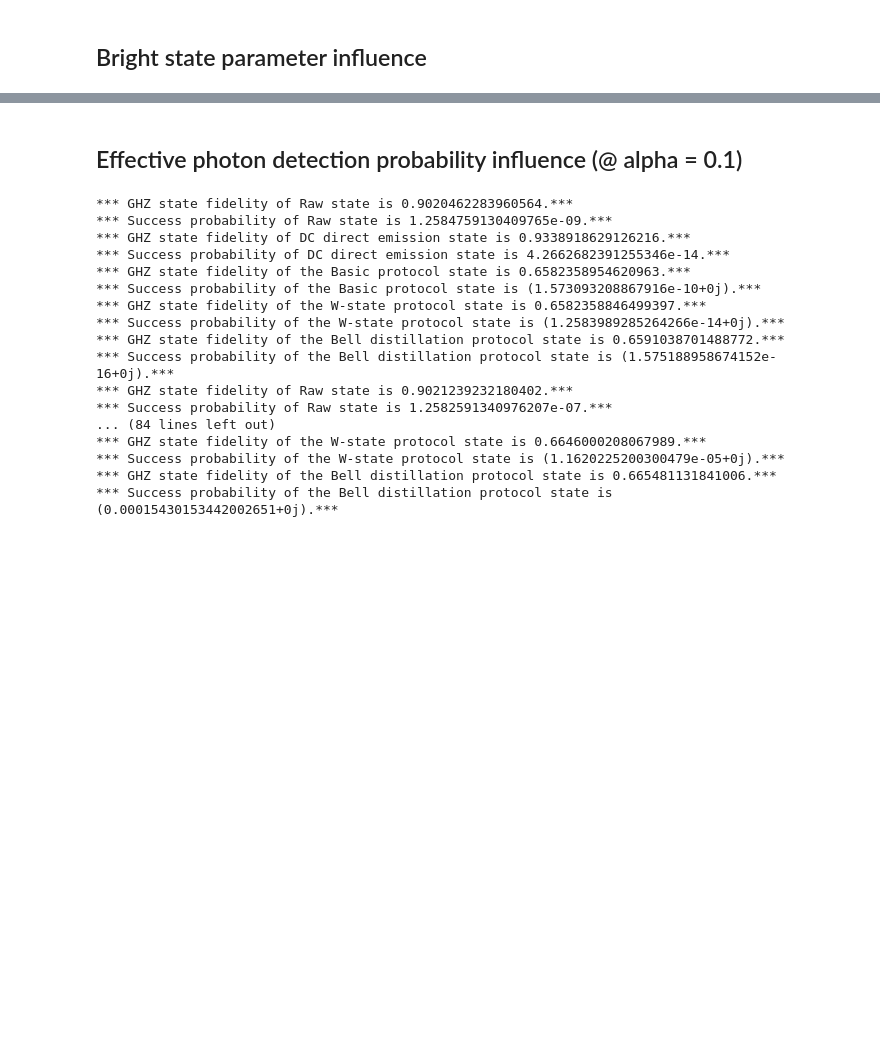
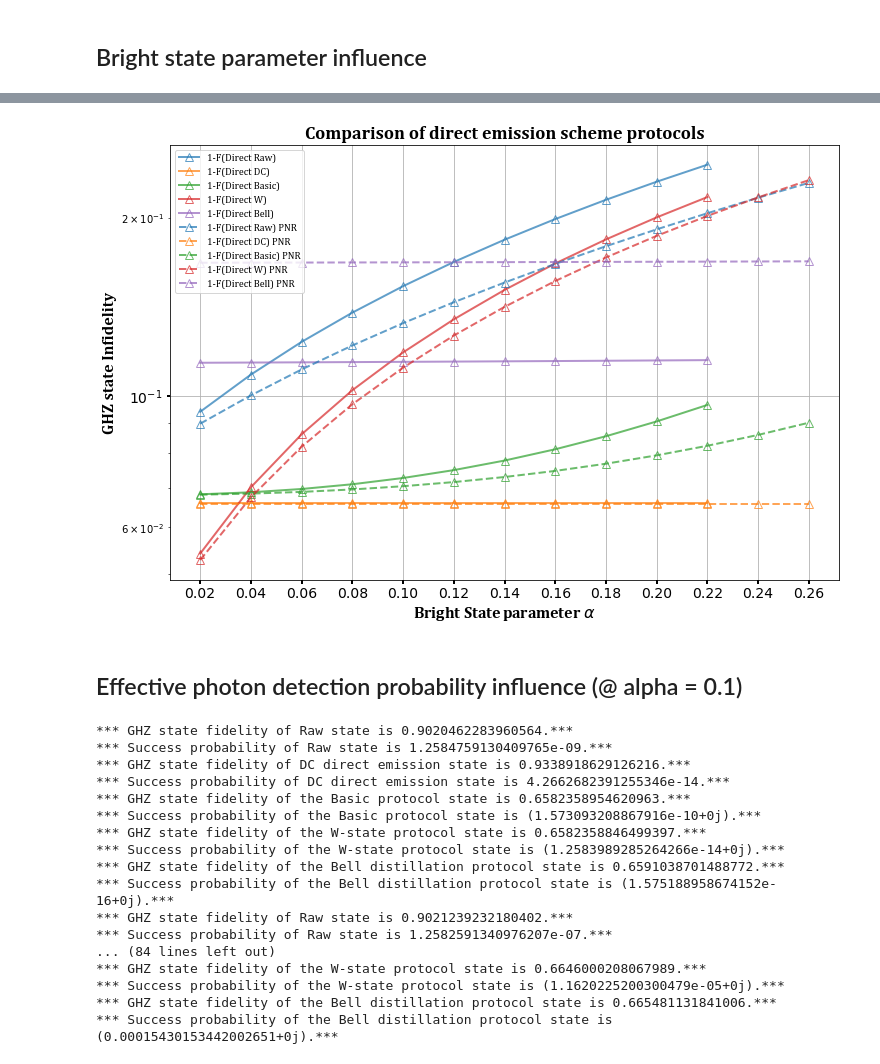
Before and after one commit to siddhantphy/emission_direct_scheme, a Jupyter notebook: results.ipynb, the cells around one changed output, grey strips where cells are left out. Saved outputs shown, nothing was run; the diff lists cells and outputs as text; code cells hidden in the pictures; blank space fills up the shorter version.

```diff
--- a/results.ipynb
+++ b/results.ipynb
@@ -163,3 +199,59 @@ plt.show()
+# %%
+fig, ax = plt.subplots(figsize=(12, 8))
+
+# Set the background color to white
+fig.patch.set_facecolor('white')
+ax.set_facecolor('white')
+
+# Filter out nan values
+valid_indices = ~np.isnan(raw_inf) & ~np.isnan(dc_state_inf) & ~np.isnan(basic_state_inf) & ~np.isnan(w_state_inf) & ~np.isnan(bell_distilled_state_inf)
+alpha_filtered = alpha[valid_indices]
+raw_inf_filtered = np.array(raw_inf)[valid_indices]
+dc_state_inf_filtered = np.array(dc_state_inf)[valid_indices]
+basic_state_inf_filtered = np.array(basic_state_inf)[valid_indices]
+w_state_inf_filtered = np.array(w_state_inf)[valid_indices]
+bell_distilled_state_inf_filtered = np.array(bell_distilled_state_inf)[valid_indices]
+
+valid_indices_pnr = ~np.isnan(pnr_raw_inf) & ~np.isnan(pnr_dc_state_inf) & ~np.isnan(pnr_basic_state_inf) & ~np.isnan(pnr_w_state_inf) & ~np.isnan(pnr_bell_distilled_state_inf)
+alpha_filtered_pnr = alpha[valid_indices_pnr]
+pnr_raw_inf_filtered = np.array(pnr_raw_inf)[valid_indices_pnr]
+pnr_dc_state_inf_filtered = np.array(pnr_dc_state_inf)[valid_indices_pnr]
+pnr_basic_state_inf_filtered = np.array(pnr_basic_state_inf)[valid_indices_pnr]
+pnr_w_state_inf_filtered = np.array(pnr_w_state_inf)[valid_indices_pnr]
+pnr_bell_distilled_state_inf_filtered = np.array(pnr_bell_distilled_state_inf)[valid_indices_pnr]
+
+ax.plot(alpha_filtered, raw_inf_filtered, marker='^', color='#1f77b4', label='1-F(Direct Raw)', linestyle='-', linewidth=2, markersize=8, markerfacecolor='none', alpha=0.7)  # Blue
+ax.plot(alpha_filtered, dc_state_inf_filtered, marker='^', color='#ff7f0e', label='1-F(Direct DC)', linestyle='-', linewidth=2, markersize=8, markerfacecolor='none', alpha=0.7)  # Orange
+ax.plot(alpha_filtered, basic_state_inf_filtered, marker='^', color='#2ca02c', label='1-F(Direct Basic)', linestyle='-', linewidth=2, markersize=8, markerfacecolor='none', alpha=0.7)  # Green
+ax.plot(alpha_filtered, w_state_inf_filtered, marker='^', color='#d62728', label='1-F(Direct W)', linestyle='-', linewidth=2, markersize=8, markerfacecolor='none', alpha=0.7)  # Red
+ax.plot(alpha_filtered, bell_distilled_state_inf_filtered, marker='^', color='#9467bd', label='1-F(Direct Bell)', linestyle='-', linewidth=2, markersize=8, markerfacecolor='none', alpha=0.7)  # Purple
+
+ax.plot(alpha_filtered_pnr, pnr_raw_inf_filtered, marker='^', color='#1f77b4', label='1-F(Direct Raw) PNR', linestyle='--', linewidth=2, markersize=8, markerfacecolor='none', alpha=0.7)  # Blue
+ax.plot(alpha_filtered_pnr, pnr_dc_state_inf_filtered, marker='^', color='#ff7f0e', label='1-F(Direct DC) PNR', linestyle='--', linewidth=2, markersize=8, markerfacecolor='none', alpha=0.7)  # Orange
+ax.plot(alpha_filtered_pnr, pnr_basic_state_inf_filtered, marker='^', color='#2ca02c', label='1-F(Direct Basic) PNR', linestyle='--', linewidth=2, markersize=8, markerfacecolor='none', alpha=0.7)  # Green
+ax.plot(alpha_filtered_pnr, pnr_w_state_inf_filtered, marker='^', color='#d62728', label='1-F(Direct W) PNR', linestyle='--', linewidth=2, markersize=8, markerfacecolor='none', alpha=0.7)  # Red
+ax.plot(alpha_filtered_pnr, pnr_bell_distilled_state_inf_filtered, marker='^', color='#9467bd', label='1-F(Direct Bell) PNR', linestyle='--', linewidth=2, markersize=8, markerfacecolor='none', alpha=0.7)  # Purple
+
+# Enable grid
+ax.grid(True)
+
+# Set y-axis to log scale
+ax.set_yscale('log')
+
+# Set bold axis ticks and labels
+ax.set_xticks(alpha)
+ax.tick_params(axis='both', which='major', labelsize=14, labelcolor='black', width=2)
+ax.set_xlabel(r'Bright State parameter $\alpha$', fontsize=16, fontweight='bold', fontdict={'family': 'Cambria'})
+ax.set_ylabel('GHZ state Infidelity', fontsize=16, fontweight='bold', fontdict={'family': 'Cambria'})
+
+# Set title and legend
+ax.set_title('Comparison of direct emission scheme protocols', fontsize=18, fontweight='bold', fontdict={'family': 'Cambria'})
+ax.legend(fontsize=16, prop={'family': 'Cambria'})  # Increased fontsize
+
+# Show the plot
+plt.show()
+# %% [output]
+[figure, added]
 # %% [markdown]
 ## Effective photon detection probability influence (@ alpha = 0.1)
 # %%
```
Also changed, not shown: parts of 2 cells of this notebook, 3 other files.
